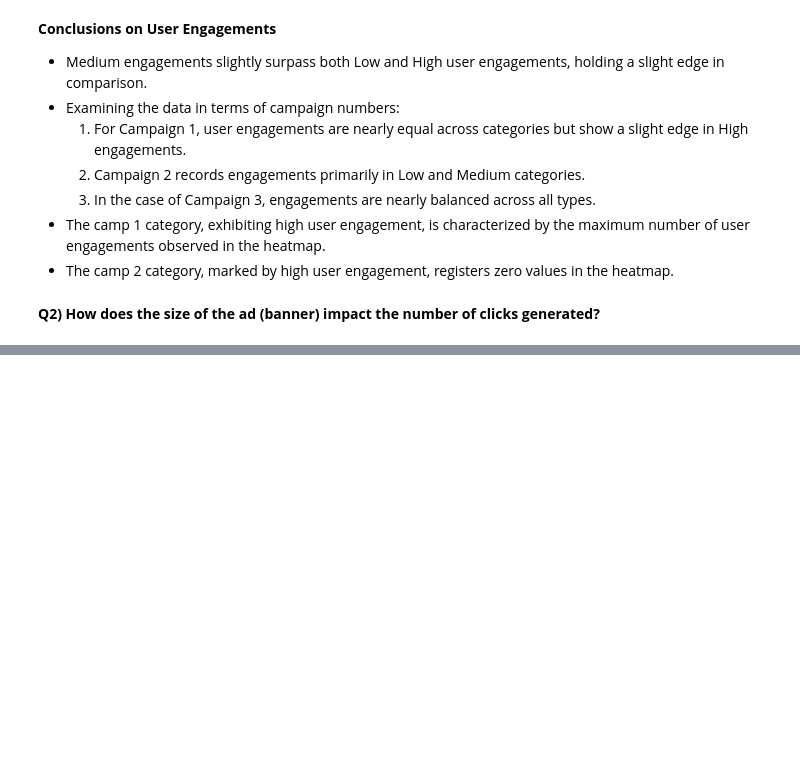
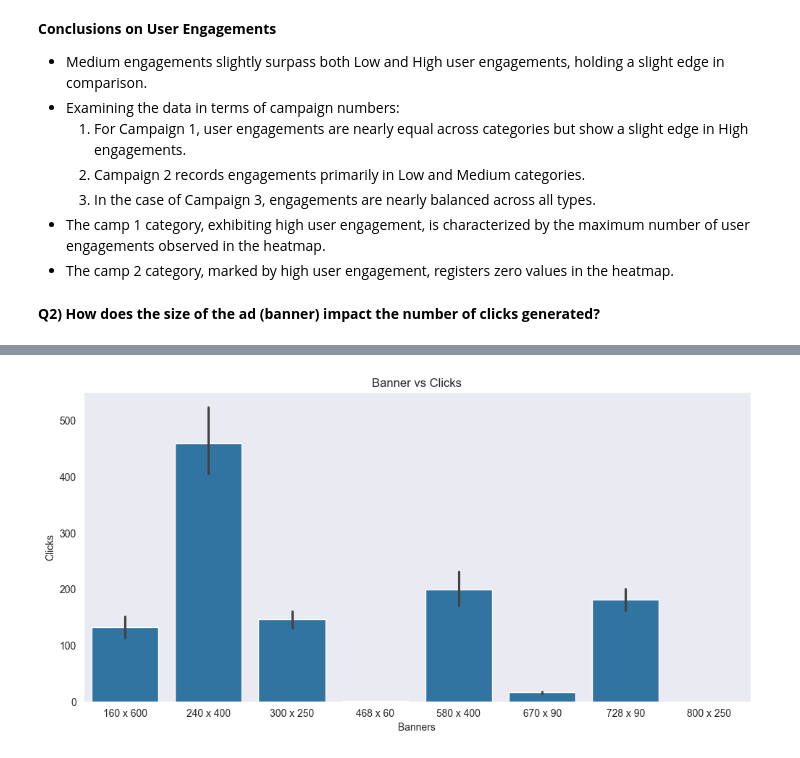
Before and after one commit to BKAPADIA04/Digital-Marketing-Data-Analysis, a Jupyter notebook: Online_Advertising_Performance_Data/jupyter_nbs/eda.ipynb, the cells around one changed output, grey strips where cells are left out. Drawn from its saved outputs; the diff is of its cells as text; code cells hidden in the pictures; blank space fills up the shorter version.

```diff
--- a/Online_Advertising_Performance_Data/jupyter_nbs/eda.ipynb
+++ b/Online_Advertising_Performance_Data/jupyter_nbs/eda.ipynb
@@ -126,0 +151,8 @@ df['banner'] = df['banner'].astype('category')
+# %%
+sns.catplot(kind = 'bar',data = df,x = 'banner',y = 'clicks',aspect=2)
+plt.title('Banner vs Clicks')
+plt.xlabel('Banners')
+plt.ylabel('Clicks')
+plt.show()
+# %% [output]
+[figure, added]
```
Also changed, not shown: parts of 65 cells of this notebook.
